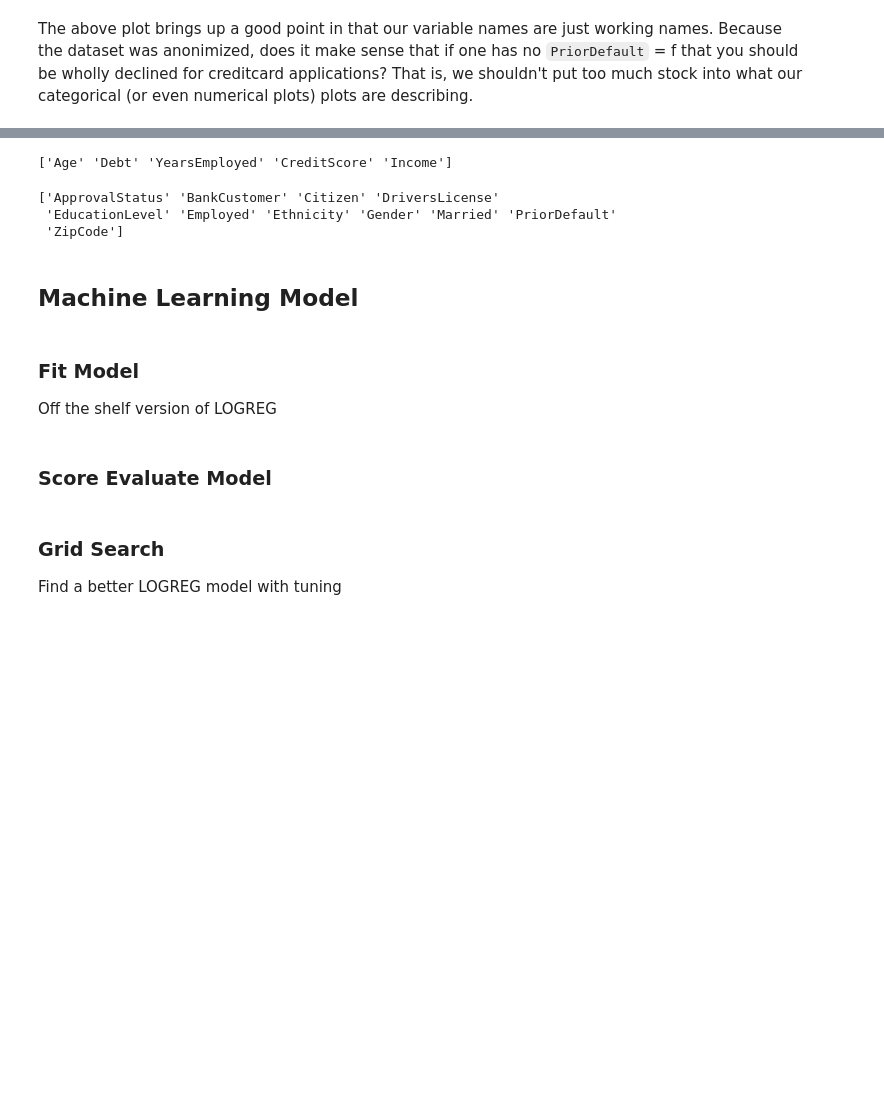
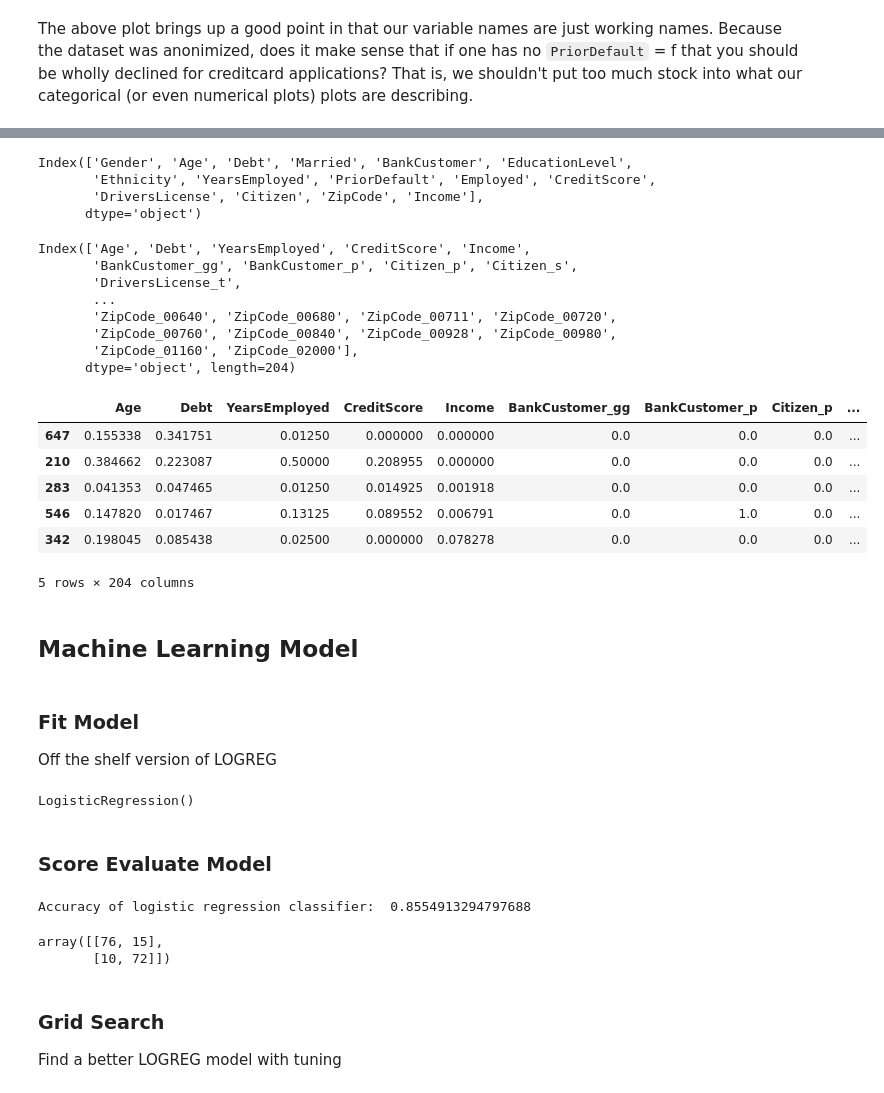
Before and after one commit to nvbergen/DC_project_CC_apps, a Jupyter notebook: Code/Credit approval Project.ipynb, the cells around one changed output, grey strips where cells are left out. Cells and saved outputs as stored; diff of their text form; code cells hidden in the pictures; blank space fills up the shorter version.

Commit message:
added modeling and noted next steps

```diff
--- a/Code/Credit approval Project.ipynb
+++ b/Code/Credit approval Project.ipynb
@@ -1382,22 +1389,70 @@ The above plot brings up a good point in that our variable names are just workin
 apps2['ApprovalStatus'] = apps2['ApprovalStatus'].apply(lambda x: 1 if x == '+' else 0)
 # %%
 #create X and y
+X = apps2.drop(columns=('ApprovalStatus'))
+y= apps2['ApprovalStatus']
-# %%
-#scale numerical categories.
-print(apps2.describe().columns.values)
-# %% [output]
-['Age' 'Debt' 'YearsEmployed' 'CreditScore' 'Income']
+# %%
+X.columns
+# %% [output]
+Index(['Gender', 'Age', 'Debt', 'Married', 'BankCustomer', 'EducationLevel',
+       'Ethnicity', 'YearsEmployed', 'PriorDefault', 'Employed', 'CreditScore',
+       'DriversLicense', 'Citizen', 'ZipCode', 'Income'],
+      dtype='object')
 # %%
 #get dummies for categorical variables. ZIP will be problematic here.
-print(apps2.columns.difference(apps2.describe().columns).values)
+dummy_cats = X.columns.difference(X.describe().columns).values
+
+X = pd.get_dummies(data = X, columns = dummy_cats, drop_first = True)
+X.columns
 # %% [output]
-['ApprovalStatus' 'BankCustomer' 'Citizen' 'DriversLicense'
- 'EducationLevel' 'Employed' 'Ethnicity' 'Gender' 'Married' 'PriorDefault'
- 'ZipCode']
+Index(['Age', 'Debt', 'YearsEmployed', 'CreditScore', 'Income',
+       'BankCustomer_gg', 'BankCustomer_p', 'Citizen_p', 'Citizen_s',
+       'DriversLicense_t',
+       ...
+       'ZipCode_00640', 'ZipCode_00680', 'ZipCode_00711', 'ZipCode_00720',
+       'ZipCode_00760', 'ZipCode_00840', 'ZipCode_00928', 'ZipCode_00980',
+       'ZipCode_01160', 'ZipCode_02000'],
+      dtype='object', length=204)
+# %%
+#TrainTestSplit
+X_train, X_test, y_train, y_test = train_test_split(X, y, random_state=42)
+# %%
+#scale numerical categories.
+scaler = MinMaxScaler(feature_range=(0,1))
+X_train_sc = scaler.fit_transform(X_train)
+X_test_sc = scaler.transform(X_test)
+# %%
+X_train_sc_df = pd.DataFrame(X_train_sc, index = X_train.index, columns = X_train.columns)
+X_train_sc_df.head()
+# %% [output]
+|  | Age | Debt | YearsEmployed | CreditScore | Income | BankCustomer_gg | BankCustomer_p | Citizen_p | ... |
+| 647 | 0.155338 | 0.341751 | 0.01250 | 0.000000 | 0.000000 | 0.0 | 0.0 | 0.0 | ... |
+| 210 | 0.384662 | 0.223087 | 0.50000 | 0.208955 | 0.000000 | 0.0 | 0.0 | 0.0 | ... |
+| 283 | 0.041353 | 0.047465 | 0.01250 | 0.014925 | 0.001918 | 0.0 | 0.0 | 0.0 | ... |
+| 546 | 0.147820 | 0.017467 | 0.13125 | 0.089552 | 0.006791 | 0.0 | 1.0 | 0.0 | ... |
+| 342 | 0.198045 | 0.085438 | 0.02500 | 0.000000 | 0.078278 | 0.0 | 0.0 | 0.0 | ... |
+5 rows × 204 columns
 # %% [markdown]
+<a id='modeling'></a>
 ## Machine Learning Model
 # %% [markdown]
 ### Fit Model
 Off the shelf version of LOGREG
+# %%
+logreg = LogisticRegression()
+logreg.fit(X_train_sc, y_train)
+# %% [output]
+LogisticRegression()
 # %% [markdown]
 ### Score Evaluate Model
+# %%
+y_pred = logreg.predict(X_test_sc)
+# Get the accuracy score of logreg model and print it
+print("Accuracy of logistic regression classifier: ", logreg.score(X_test_sc, y_test))
+
+# Print the confusion matrix of the logreg model
+confusion_matrix(y_test, y_pred)
+# %% [output]
+Accuracy of logistic regression classifier:  0.8554913294797688
+array([[76, 15],
+       [10, 72]])
```
Also changed, not shown: parts of 6 cells of this notebook.
